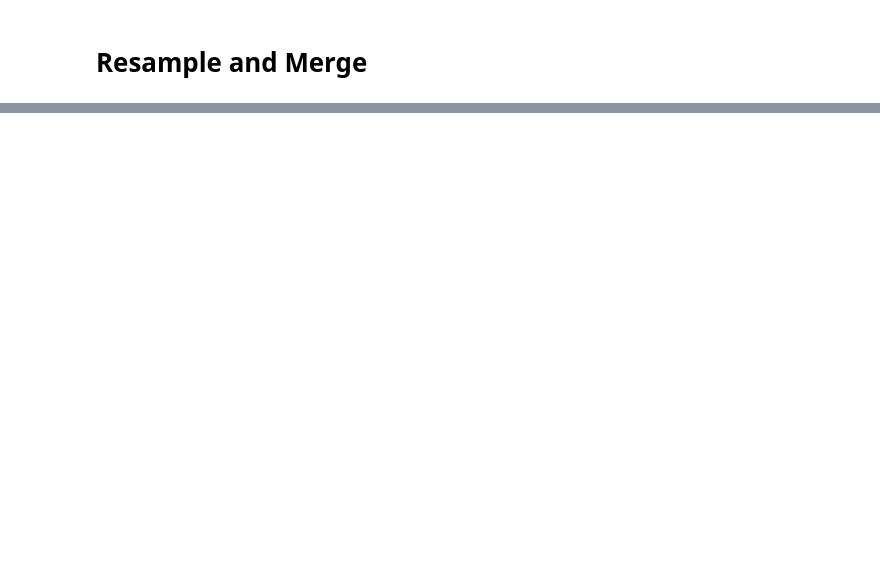
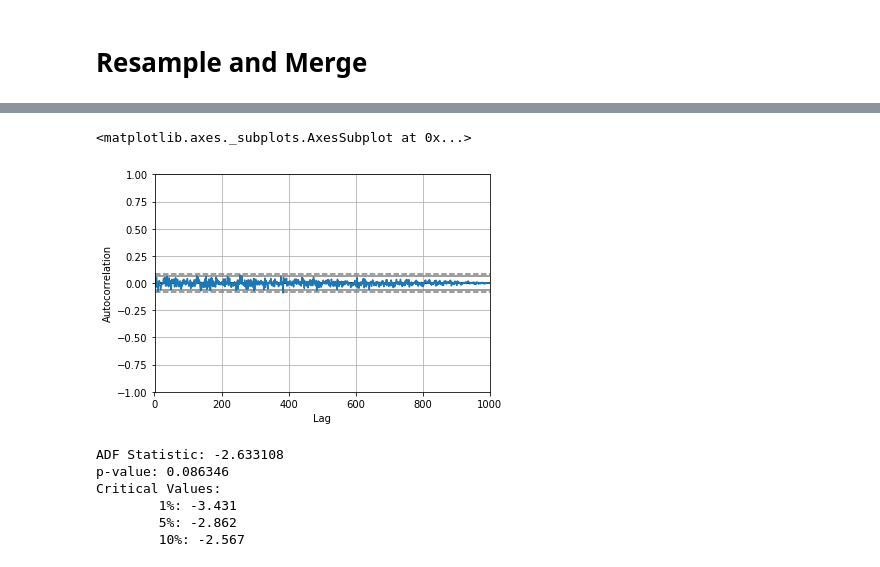
Before and after one commit to GeorgesAlkhouri/golddust, a Jupyter notebook: jupyter/BTW.ipynb, the cells around one changed output, grey strips where cells are left out. Cells and saved outputs as stored; diff of their text form; code cells hidden in the pictures; blank space fills up the shorter version.

```diff
--- a/jupyter/BTW.ipynb
+++ b/jupyter/BTW.ipynb
@@ -270,2 +300,3 @@ series_to_supervised([1,2,3], n_in=1, n_out=2, dropnan=False)
 # %%
-d = d.groupby(level=1).mean().sort_index()[['P1', 'P2', 'temperature', 'humidity']]
+#remove location as index, leaving only timestamp
+data = data.groupby(level=1).mean().sort_index()[['P1', 'P2', 'temperature', 'humidity']]
@@ -290,0 +368,23 @@ d[0:2]
+# %%
+
+series = [randrange(10) for i in range(1000)]
+autocorrelation_plot(series)
+# %% [output]
+<matplotlib.axes._subplots.AxesSubplot at 0x...>
+[figure, added]
+# %%
+
+# statistical test
+result = adfuller(d['temperature'])
+print('ADF Statistic: %f' % result[0])
+print('p-value: %f' % result[1])
+print('Critical Values:')
+for key, value in result[4].items():
+	print('\t%s: %.3f' % (key, value))
+# %% [output]
+ADF Statistic: -2.633108
+p-value: 0.086346
+Critical Values:
+        1%: -3.431
+        5%: -2.862
+        10%: -2.567
```
Also changed, not shown: parts of 30 cells of this notebook.
